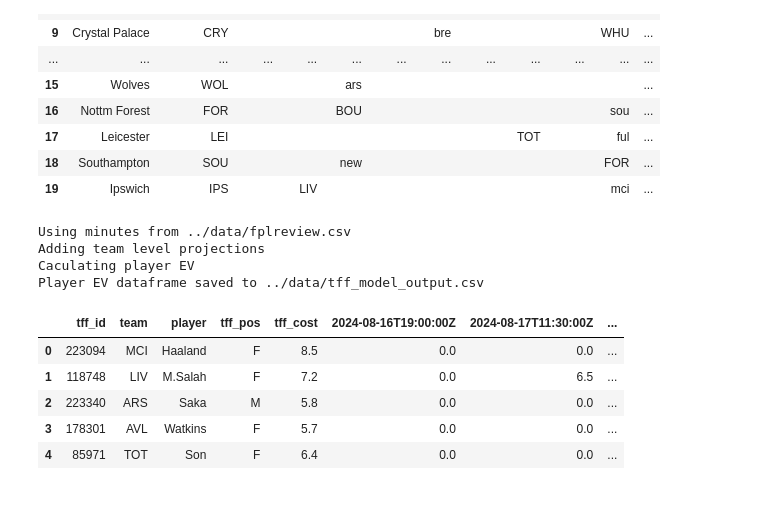
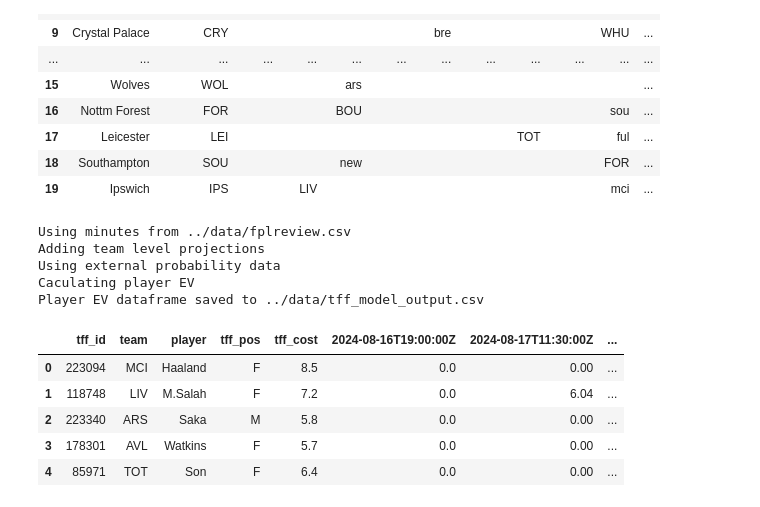
Before and after one commit to SamTroy/TFF_Optimization, a Jupyter notebook: notebooks/tff_optimization.ipynb, the cells around one changed output. Saved outputs shown, nothing was run; the diff lists cells and outputs as text; code cells hidden in the pictures.

```diff
--- a/notebooks/tff_optimization.ipynb
+++ b/notebooks/tff_optimization.ipynb
@@ -114,7 +97,7 @@ def generate_fixtures(custom_fixtures = None, exclude_past_games = True, last_da
         today_datetime = datetime.datetime.today()
         for index, row in fixture_df.copy().iterrows():
             # if row['datetime_str'] < today_datetime:
-            if row['datetime_str'] < datetime.datetime.strftime(today_datetime, "%Y-%m-%d"):
+            if row['datetime_str'] < datetime.datetime.strftime(today_datetime, '%Y-%m-%dT%H:%M:%SZ'):
                 fixture_df = fixture_df.loc[fixture_df['datetime_str']!=row['datetime_str']]
         fixture_df.reset_index(drop=True)
     if last_date is not None:
@@ -802,18 +871,19 @@ fixture_results = generate_fixtures(custom_fixtures=None, exclude_past_games=Fal
 | 18 | Southampton | SOU |  |  | new |  |  |  |  |  | FOR | ... |
 | 19 | Ipswich | IPS |  | LIV |  |  |  |  |  |  | mci | ... |
 # %%
-ev_results = generate_ev(custom_fixtures=None, exclude_past_games=True, last_date='2024-11-23', xmin_cutoff=45)
+ev_results = generate_ev(custom_fixtures=None, exclude_past_games=True, last_date='2024-11-23', xmin_cutoff=30)
 ev_df = ev_results['ev_df']
 fixture_df = ev_results['fixture_df']
 # %% [output]
 Using minutes from ../data/fplreview.csv
 Adding team level projections
+Using external probability data
 Caculating player EV
 Player EV dataframe saved to ../data/tff_model_output.csv
 |  | tff_id | team | player | tff_pos | tff_cost | 2024-08-16T19:00:00Z | 2024-08-17T11:30:00Z | ... |
-| 0 | 223094 | MCI | Haaland | F | 8.5 | 0.0 | 0.0 | ... |
-| 1 | 118748 | LIV | M.Salah | F | 7.2 | 0.0 | 6.5 | ... |
-| 2 | 223340 | ARS | Saka | M | 5.8 | 0.0 | 0.0 | ... |
-| 3 | 178301 | AVL | Watkins | F | 5.7 | 0.0 | 0.0 | ... |
-| 4 | 85971 | TOT | Son | F | 6.4 | 0.0 | 0.0 | ... |
+| 0 | 223094 | MCI | Haaland | F | 8.5 | 0.0 | 0.00 | ... |
+| 1 | 118748 | LIV | M.Salah | F | 7.2 | 0.0 | 6.04 | ... |
+| 2 | 223340 | ARS | Saka | M | 5.8 | 0.0 | 0.00 | ... |
+| 3 | 178301 | AVL | Watkins | F | 5.7 | 0.0 | 0.00 | ... |
+| 4 | 85971 | TOT | Son | F | 6.4 | 0.0 | 0.00 | ... |
 # %%
```
Also changed, not shown: parts of 7 cells of this notebook, 4 other files.
